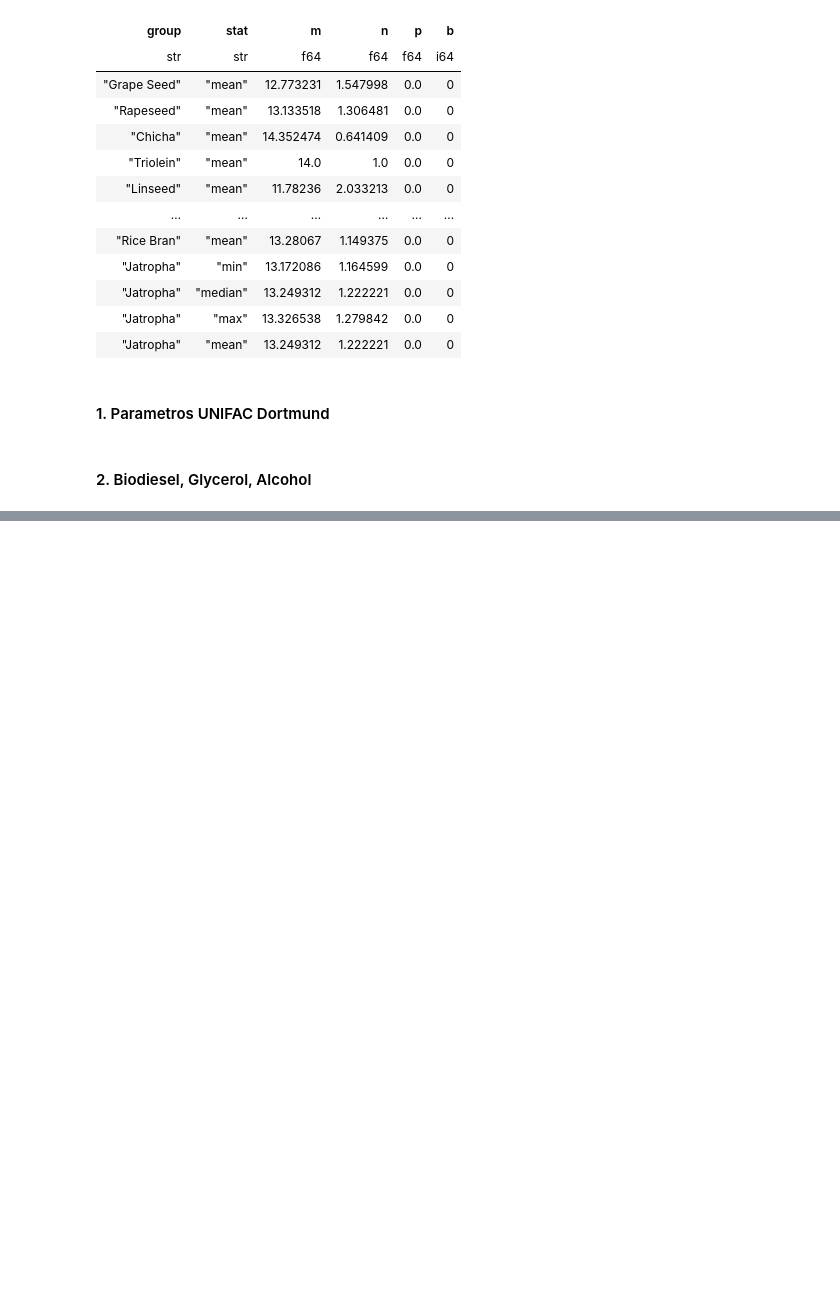
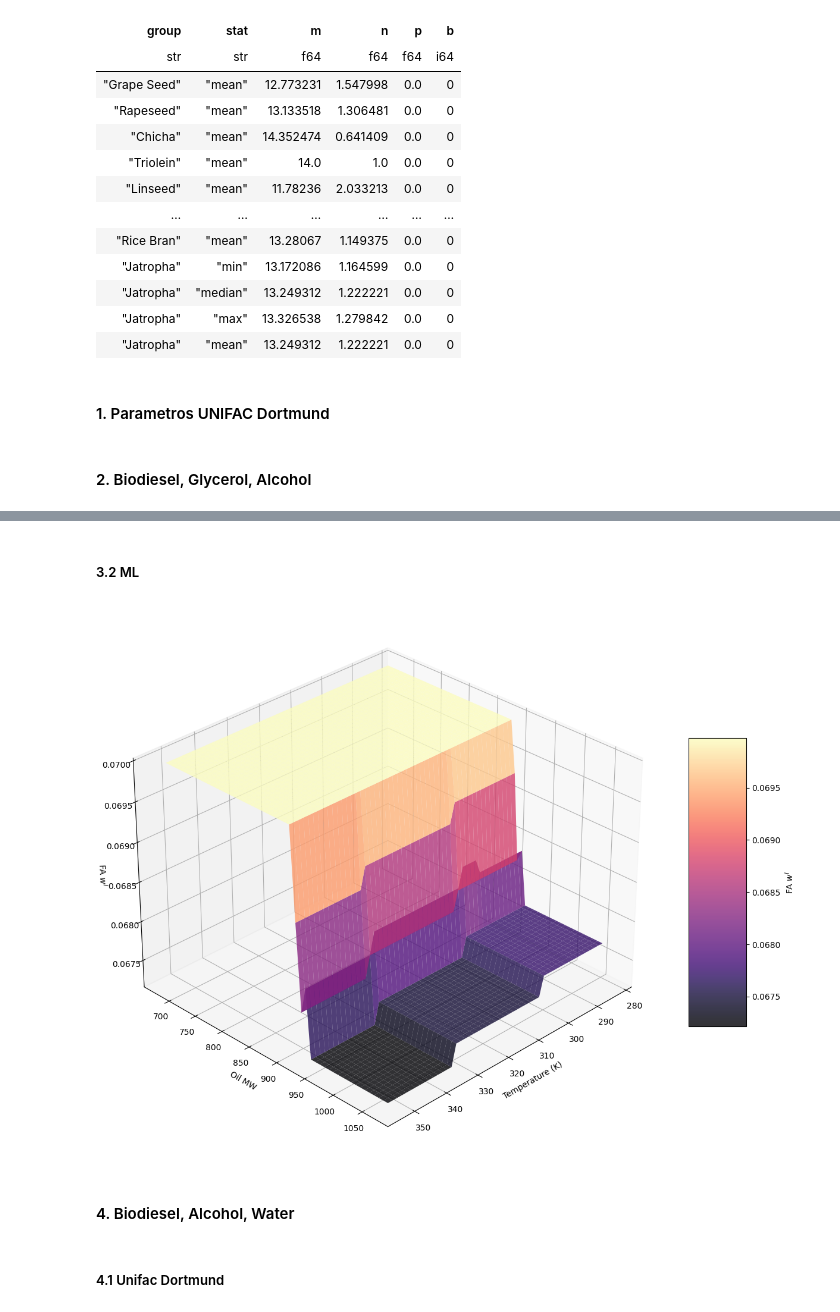
Before and after one commit to Juandhb99/ThermOleo, a Jupyter notebook: sensitivity_analysis.ipynb, the cells around one changed output, grey strips where cells are left out. Cells and saved outputs as stored; diff of their text form; code cells hidden in the pictures; blank space fills up the shorter version.

```diff
--- a/sensitivity_analysis.ipynb
+++ b/sensitivity_analysis.ipynb
@@ -160,0 +254,5 @@ surface_plot(T, FAME_MW, FAME_comp, "", "Temperature (K)", "FAME MW", "FAME $w^I
+# %% [markdown]
+##### 3.2 ML
+# %%
+repeated_global_comps = np.repeat(global_comps, 4900, axis=0)
+predict_array[:,2:10] = repeated_global_comps
@@ -160,0 +263,9 @@ surface_plot(T, FAME_MW, FAME_comp, "", "Temperature (K)", "FAME MW", "FAME $w^I
+# %%
+model_predictions = xgb_model.predict(predict_array)
+FA_comp = model_predictions[:,14]
+# %%
+surface_plot(predict_array[:,0], predict_array[:,11], FA_comp, "", "Temperature (K)", "Oil MW", "FA $w^I$", "FA $w^I$")
+# %% [output]
+[figure, added]
+# %% [markdown]
+#### 4. Biodiesel, Alcohol, Water
@@ -160,0 +276,2 @@ surface_plot(T, FAME_MW, FAME_comp, "", "Temperature (K)", "FAME MW", "FAME $w^I
+# %% [markdown]
+##### 4.1 Unifac Dortmund
```
Also changed, not shown: parts of 37 cells of this notebook.
